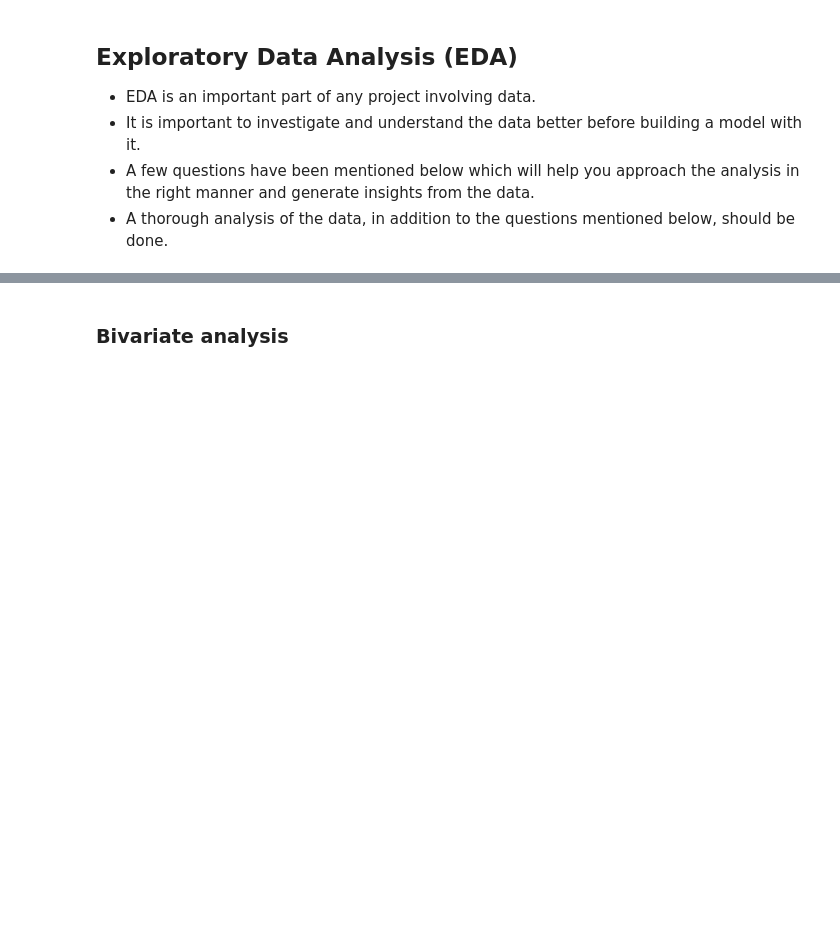
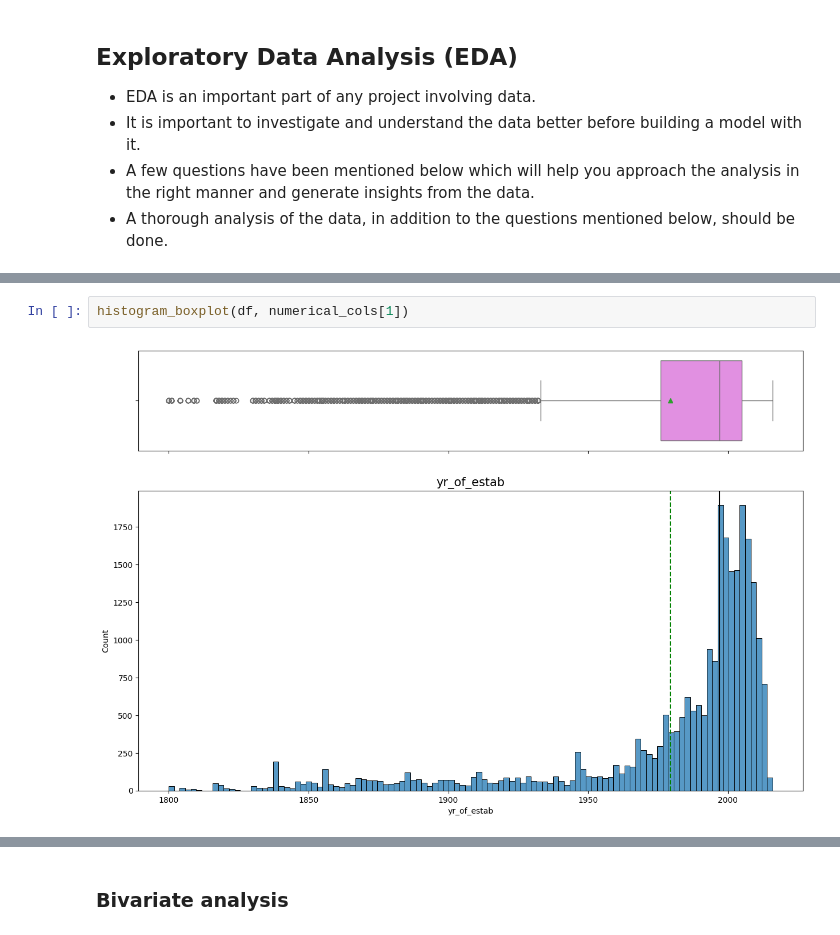
Before and after one commit to DataScience-BusinessAnalitics/Case-Study-Bike-Sharing, a Jupyter notebook: DSBA_Project_ET_EasyVisa_Fullcode.ipynb, the cells around one changed output, grey strips where cells are left out. Cells and saved outputs as stored; diff of their text form; blank space fills up the shorter version.

```diff
--- a/DSBA_Project_ET_EasyVisa_Fullcode.ipynb
+++ b/DSBA_Project_ET_EasyVisa_Fullcode.ipynb
@@ -274,0 +292,4 @@ df
+# %%
+histogram_boxplot(df, numerical_cols[1])
+# %% [output]
+[figure, added]
```
Also changed, not shown: parts of 89 cells of this notebook, 1 other file.
